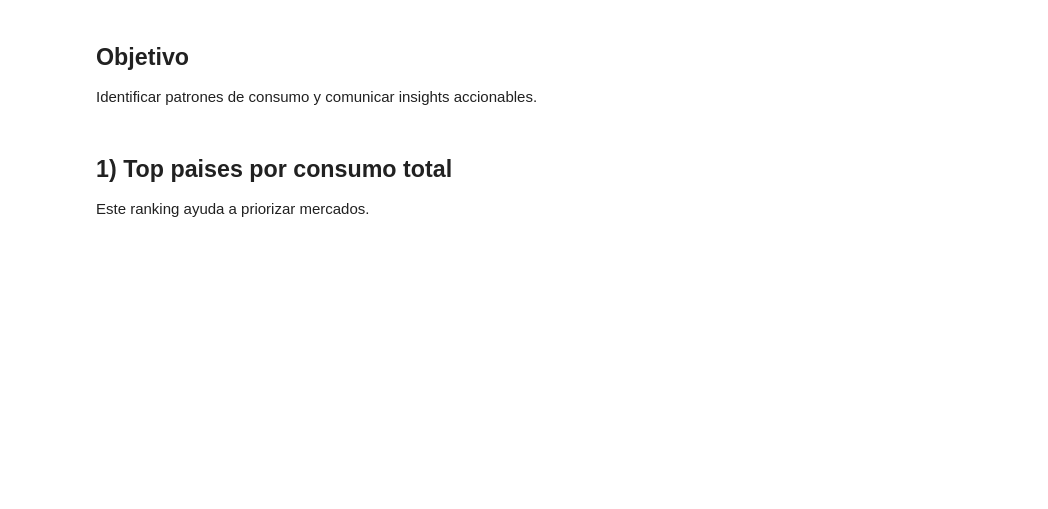
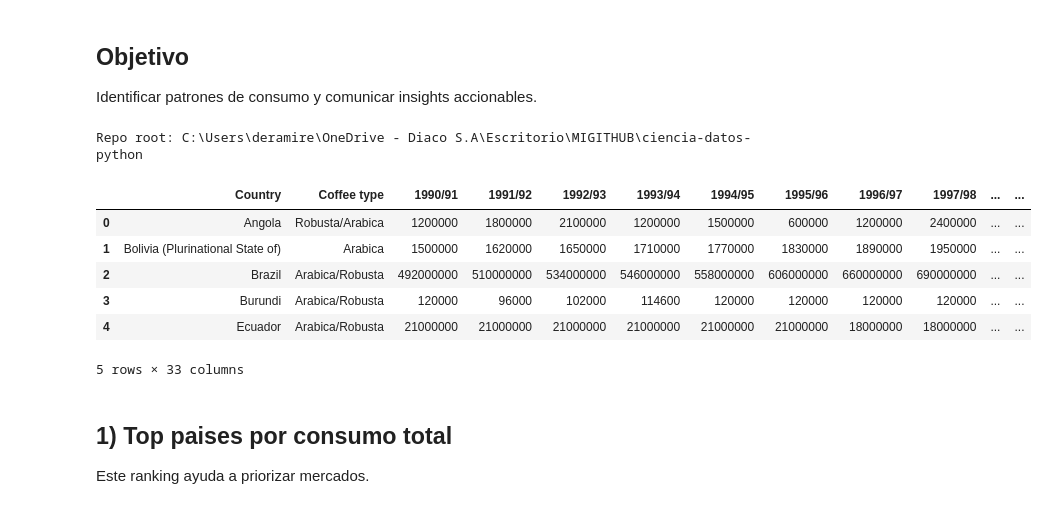
Before and after one commit to David-E-Ramirez-M/ciencia-datos-python, a Jupyter notebook: notebooks/showcase/02_miniproyecto_storytelling.ipynb, the cells around one changed output. Drawn from its saved outputs; the diff is of its cells as text; code cells hidden in the pictures; blank space fills up the shorter version.

```diff
--- a/notebooks/showcase/02_miniproyecto_storytelling.ipynb
+++ b/notebooks/showcase/02_miniproyecto_storytelling.ipynb
@@ -6,11 +6,33 @@ Notebook demostrativo orientado a negocio.
 ## Objetivo
 Identificar patrones de consumo y comunicar insights accionables.
 # %%
+from pathlib import Path
 import pandas as pd
 import matplotlib.pyplot as plt
 
-df = pd.read_parquet("MiniProyecto/coffee_db.parquet")
+
+def get_repo_root(start: Path | None = None) -> Path:
+    base = (start or Path.cwd()).resolve()
+    for candidate in [base, *base.parents]:
+        if (candidate / "README.md").exists() and (candidate / "MiniProyecto").exists():
+            return candidate
+    return base
+
+
+ROOT = get_repo_root()
+print(f"Repo root: {ROOT}")
+
+df = pd.read_parquet(ROOT / "MiniProyecto/coffee_db.parquet")
 df.head()
+# %% [output]
+Repo root: C:\Users\deramire\OneDrive - Diaco S.A\Escritorio\MIGITHUB\ciencia-datos-python
+|  | Country | Coffee type | 1990/91 | 1991/92 | 1992/93 | 1993/94 | 1994/95 | 1995/96 | 1996/97 | 1997/98 | ... | ... |
+| 0 | Angola | Robusta/Arabica | 1200000 | 1800000 | 2100000 | 1200000 | 1500000 | 600000 | 1200000 | 2400000 | ... | ... |
+| 1 | Bolivia (Plurinational State of) | Arabica | 1500000 | 1620000 | 1650000 | 1710000 | 1770000 | 1830000 | 1890000 | 1950000 | ... | ... |
+| 2 | Brazil | Arabica/Robusta | 492000000 | 510000000 | 534000000 | 546000000 | 558000000 | 606000000 | 660000000 | 690000000 | ... | ... |
+| 3 | Burundi | Arabica/Robusta | 120000 | 96000 | 102000 | 114600 | 120000 | 120000 | 120000 | 120000 | ... | ... |
+| 4 | Ecuador | Arabica/Robusta | 21000000 | 21000000 | 21000000 | 21000000 | 21000000 | 21000000 | 18000000 | 18000000 | ... | ... |
+5 rows × 33 columns
 # %% [markdown]
 ## 1) Top paises por consumo total
 Este ranking ayuda a priorizar mercados.
```
Also changed, not shown: parts of 3 cells of this notebook, 6 other files.
